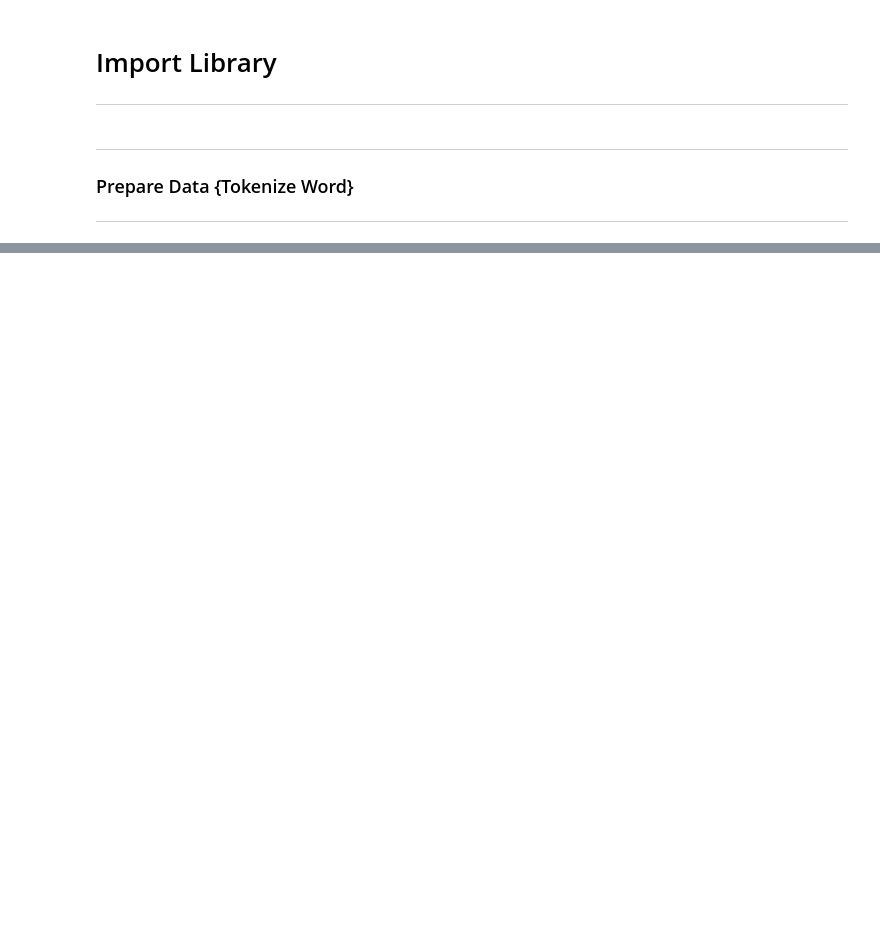
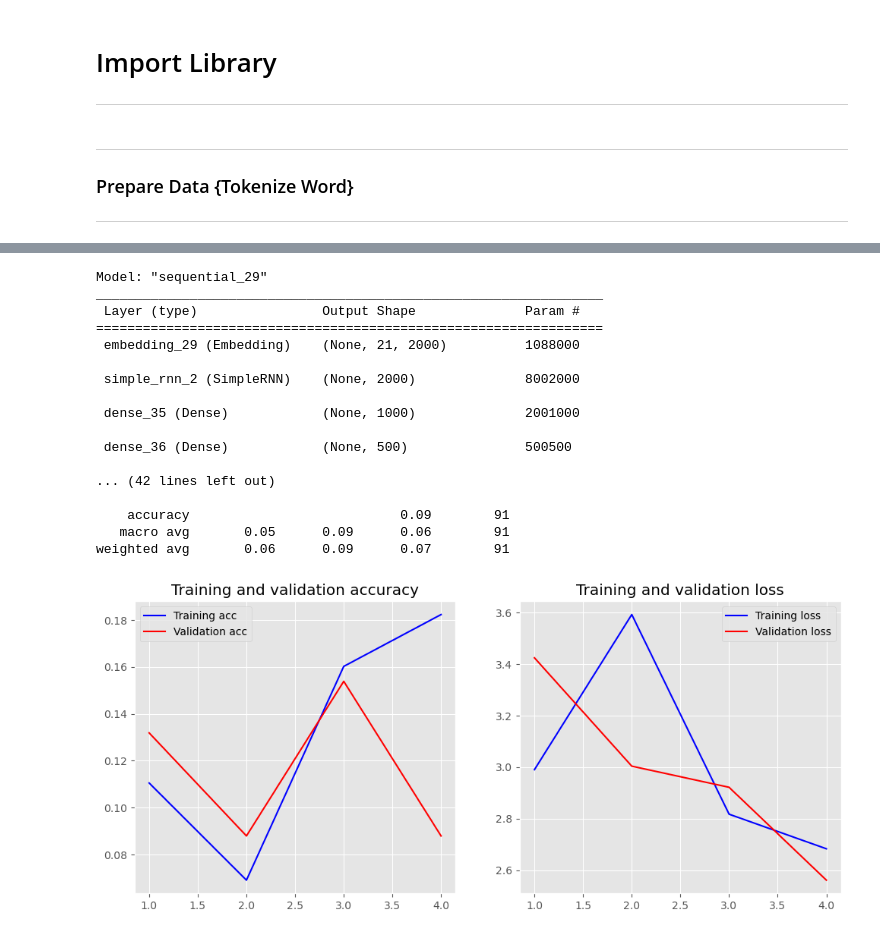
Before and after one commit to MoreINV8/NLP-Project, a Jupyter notebook: project.ipynb, the cells around one changed output, grey strips where cells are left out. Drawn from its saved outputs; the diff is of its cells as text; code cells hidden in the pictures; blank space fills up the shorter version.

```diff
--- a/project.ipynb
+++ b/project.ipynb
@@ -181,25 +272,55 @@ Epoch 3/3
 # %%
 # Tokenizer().word_index = word index
 # +1 is from function paramiter
 vocabSize = len(tokenizer.word_index) + 1
 
 model = Sequential()
 model.add(Embedding(input_dim=vocabSize,
                    output_dim=2000,
                    input_length=maxlen))
 model.add(SimpleRNN(2000))
 model.add(Dense(1000, activation="relu"))
 model.add(Dense(500,  activation="relu"))
-model.add(Dense(10, activation="softmax"))
+model.add(Dense(9, activation="softmax"))
 
 model.summary()
 
 lost_func = CategoricalCrossentropy()
-otm = Adam()
+otm = Adam(learning_rate=0.00089)
 model.compile(optimizer=otm, loss=lost_func, metrics=["accuracy"])
 
 print("x", xTrain.shape, ":", "y", yTrain.shape)
-model.fit(xTrain, yTrain, batch_size=46, epochs=3, verbose=1)
+history = model.fit(xTrain, yTrain, validation_data=(xTest, yTest), batch_size=46, epochs=4, verbose=1)
 
 y_predict = model.predict(xTest)
 print(model.evaluate(xTest, yTest, verbose=1))
+
+y_predict = np.argmax(y_predict, axis=1)
+cm = confusion_matrix(np.argmax(yTest, axis=1), y_predict)
+report = classification_report(np.argmax(yTest, axis=1), y_predict)
+print("Confusion Matrix:")
+print(cm)
+
+print("\nClassification Report:")
+print(report)
+
+plot_history(history)
+# %% [output]
+Model: "sequential_29"
+_________________________________________________________________
+ Layer (type)                Output Shape              Param #
+=================================================================
+ embedding_29 (Embedding)    (None, 21, 2000)          1088000
+
+ simple_rnn_2 (SimpleRNN)    (None, 2000)              8002000
+
+ dense_35 (Dense)            (None, 1000)              2001000
+
+ dense_36 (Dense)            (None, 500)               500500
+
+... (42 lines left out)
+
+    accuracy                           0.09        91
+   macro avg       0.05      0.09      0.06        91
+weighted avg       0.06      0.09      0.07        91
+[figure, added]
```
Also changed, not shown: parts of 7 cells of this notebook, 1 other file.
